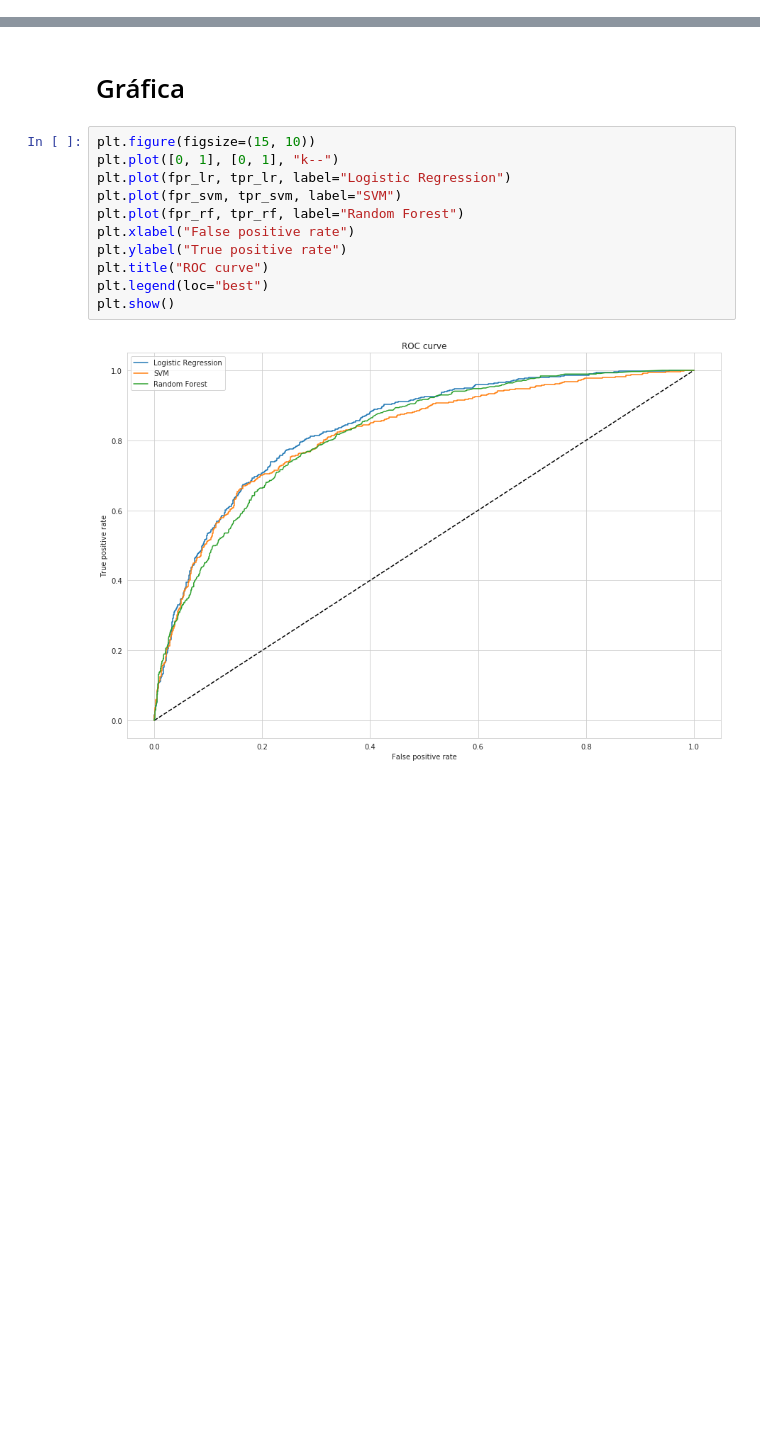
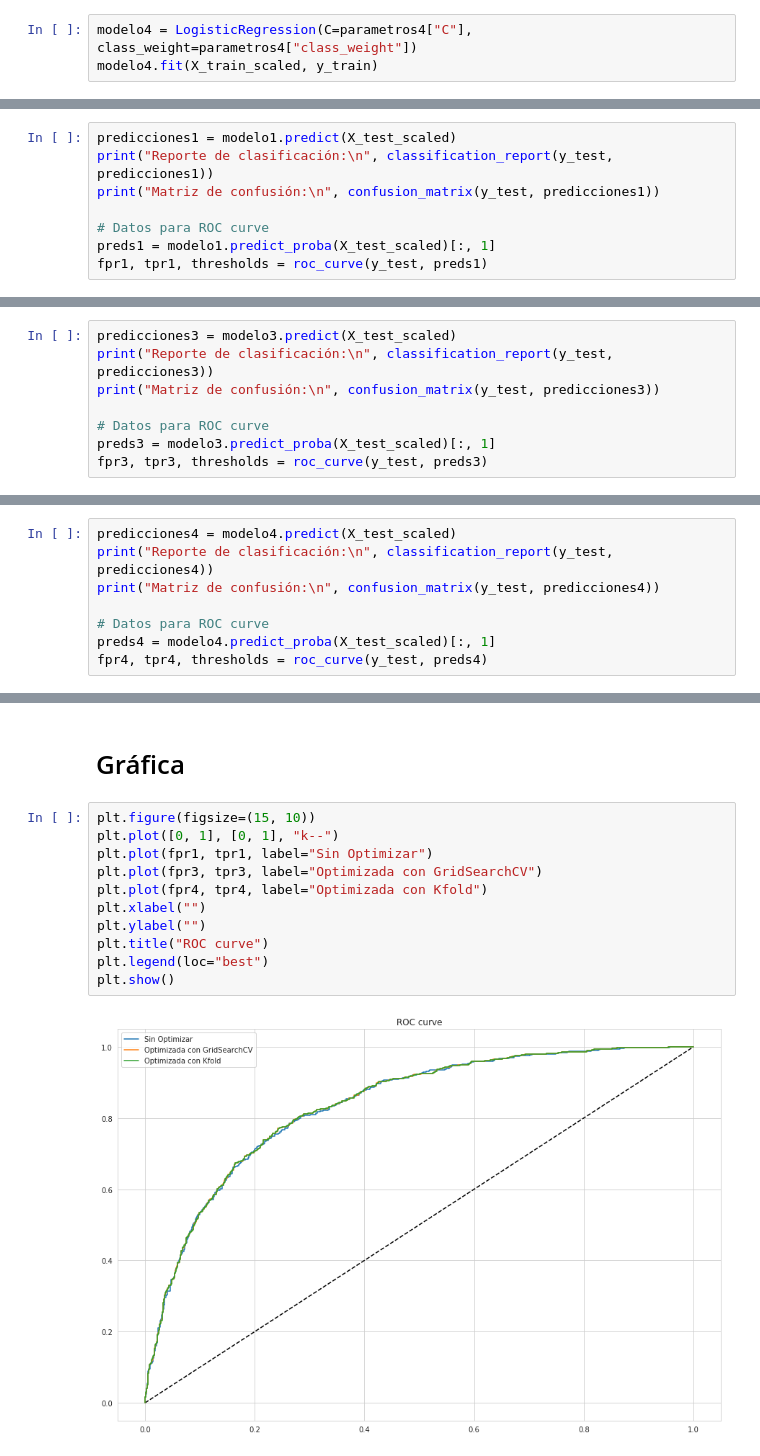
Before and after one commit to laar19/aprendizaje-supervizado-paso-a-paso, a Jupyter notebook: aprendizaje supervizado/logistic regression.ipynb, the cells around one changed output, grey strips where cells are left out. Drawn from its saved outputs; the diff is of its cells as text; blank space fills up the shorter version.

Commit message:
Añade los algoritmos de clasificación

```diff
--- a/aprendizaje supervizado/logistic regression.ipynb
+++ b/aprendizaje supervizado/logistic regression.ipynb
@@ -813,0 +398,3 @@ Matriz de confusión:
+# %%
+modelo4 = LogisticRegression(C=parametros4["C"], class_weight=parametros4["class_weight"])
+modelo4.fit(X_train_scaled, y_train)
@@ -815,0 +411,8 @@ Matriz de confusión:
+# %%
+predicciones1 = modelo1.predict(X_test_scaled)
+print("Reporte de clasificación:\n", classification_report(y_test, predicciones1))
+print("Matriz de confusión:\n", confusion_matrix(y_test, predicciones1))
+
+# Datos para ROC curve
+preds1 = modelo1.predict_proba(X_test_scaled)[:, 1]
+fpr1, tpr1, thresholds = roc_curve(y_test, preds1)
@@ -815,0 +435,8 @@ Matriz de confusión:
+# %%
+predicciones3 = modelo3.predict(X_test_scaled)
+print("Reporte de clasificación:\n", classification_report(y_test, predicciones3))
+print("Matriz de confusión:\n", confusion_matrix(y_test, predicciones3))
+
+# Datos para ROC curve
+preds3 = modelo3.predict_proba(X_test_scaled)[:, 1]
+fpr3, tpr3, thresholds = roc_curve(y_test, preds3)
@@ -815,0 +459,8 @@ Matriz de confusión:
+# %%
+predicciones4 = modelo4.predict(X_test_scaled)
+print("Reporte de clasificación:\n", classification_report(y_test, predicciones4))
+print("Matriz de confusión:\n", confusion_matrix(y_test, predicciones4))
+
+# Datos para ROC curve
+preds4 = modelo4.predict_proba(X_test_scaled)[:, 1]
+fpr4, tpr4, thresholds = roc_curve(y_test, preds4)
@@ -818,13 +483,13 @@ Matriz de confusión:
 # %%
 plt.figure(figsize=(15, 10))
 plt.plot([0, 1], [0, 1], "k--")
-plt.plot(fpr_lr, tpr_lr, label="Logistic Regression")
-plt.plot(fpr_svm, tpr_svm, label="SVM")
-plt.plot(fpr_rf, tpr_rf, label="Random Forest")
-plt.xlabel("False positive rate")
-plt.ylabel("True positive rate")
+plt.plot(fpr1, tpr1, label="Sin Optimizar")
+plt.plot(fpr3, tpr3, label="Optimizada con GridSearchCV")
+plt.plot(fpr4, tpr4, label="Optimizada con Kfold")
+plt.xlabel("")
+plt.ylabel("")
 plt.title("ROC curve")
 plt.legend(loc="best")
 plt.show()
 # %% [output]
-[figure, old version]
+[figure, new version]
```
Also changed, not shown: parts of 64 cells of this notebook.
